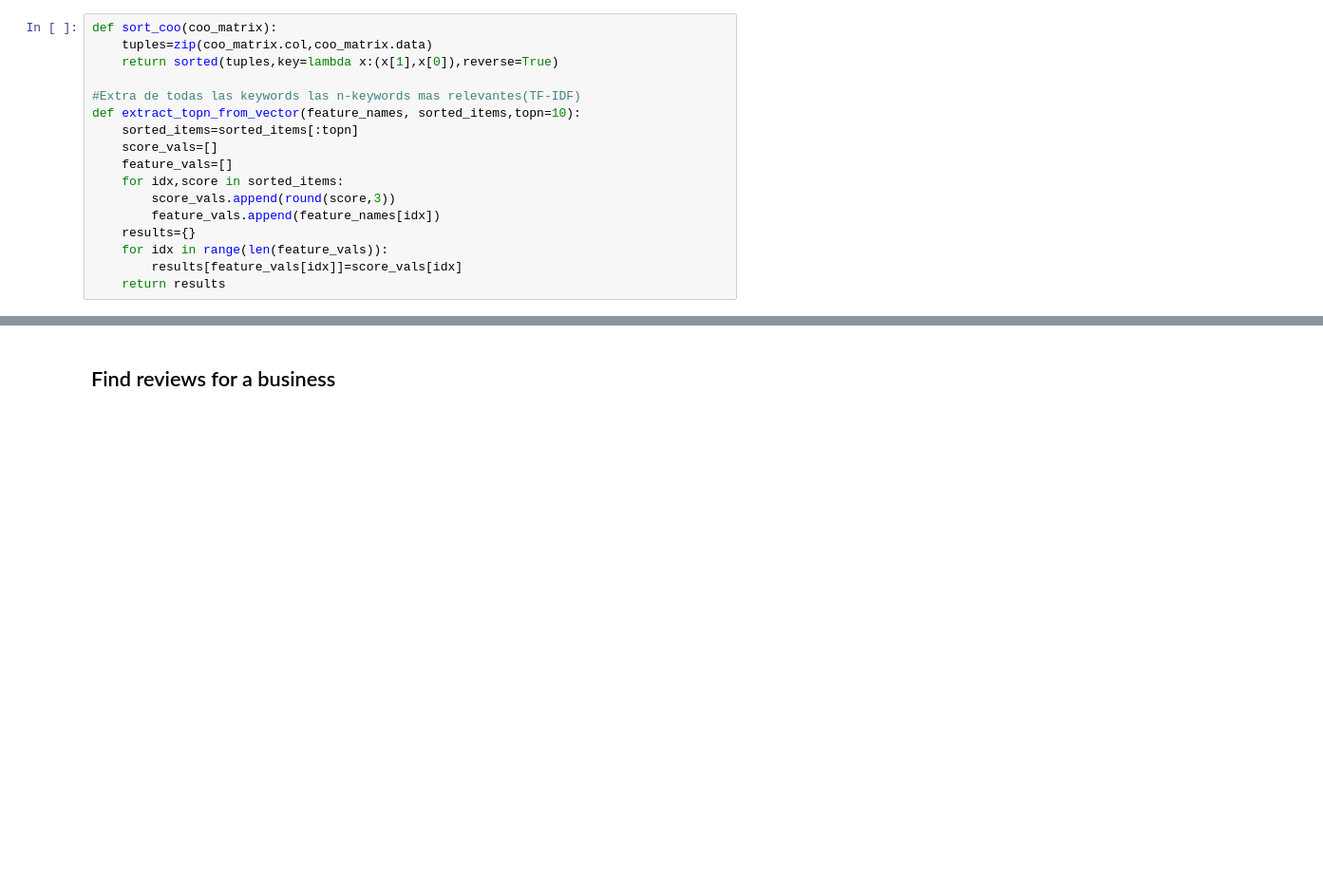
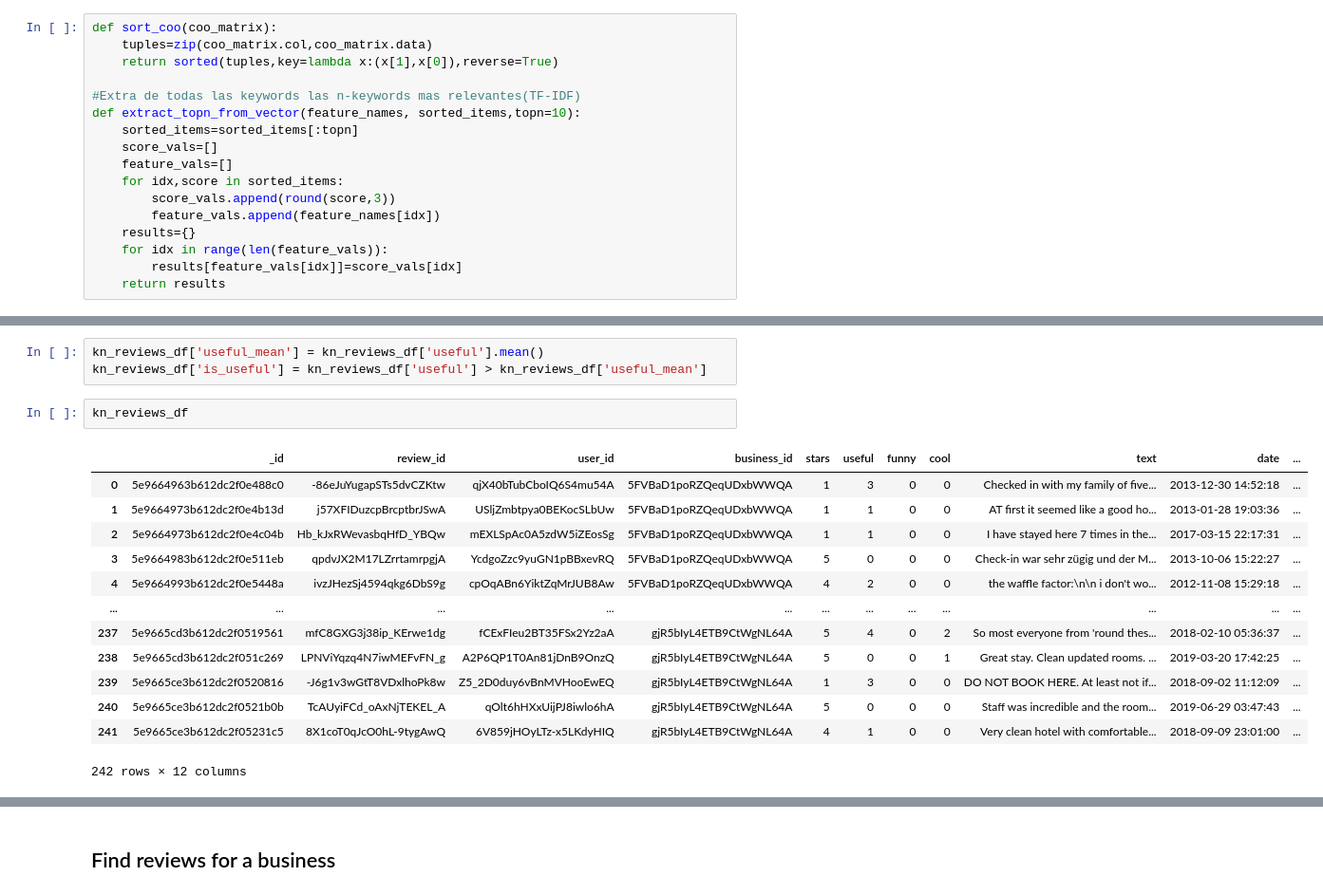
Before and after one commit to jjr2040/sr-taller2, a Jupyter notebook: preprocessing/ContentBasedFiltering.ipynb, the cells around one changed output, grey strips where cells are left out. Shown at 95% size. Drawn from its saved outputs; the diff is of its cells as text; blank space fills up the shorter version.

```diff
--- a/preprocessing/ContentBasedFiltering.ipynb
+++ b/preprocessing/ContentBasedFiltering.ipynb
@@ -152,0 +179,19 @@ reviews_keywords[:5]
+# %%
+kn_reviews_df['useful_mean'] = kn_reviews_df['useful'].mean()
+kn_reviews_df['is_useful'] = kn_reviews_df['useful'] > kn_reviews_df['useful_mean']
+# %%
+kn_reviews_df
+# %% [output]
+|  | _id | review_id | user_id | business_id | stars | useful | funny | cool | text | date | ... |
+| 0 | 5e9664963b612dc2f0e488c0 | -86eJuYugapSTs5dvCZKtw | qjX40bTubCboIQ6S4mu54A | 5FVBaD1poRZQeqUDxbWWQA | 1 | 3 | 0 | 0 | Checked in with my family of five... | 2013-12-30 14:52:18 | ... |
+| 1 | 5e9664973b612dc2f0e4b13d | j57XFIDuzcpBrcptbrJSwA | USljZmbtpya0BEKocSLbUw | 5FVBaD1poRZQeqUDxbWWQA | 1 | 1 | 0 | 0 | AT first it seemed like a good ho... | 2013-01-28 19:03:36 | ... |
+| 2 | 5e9664973b612dc2f0e4c04b | Hb_kJxRWevasbqHfD_YBQw | mEXLSpAc0A5zdW5iZEosSg | 5FVBaD1poRZQeqUDxbWWQA | 1 | 1 | 0 | 0 | I have stayed here 7 times in the... | 2017-03-15 22:17:31 | ... |
+| 3 | 5e9664983b612dc2f0e511eb | qpdvJX2M17LZrrtamrpgjA | YcdgoZzc9yuGN1pBBxevRQ | 5FVBaD1poRZQeqUDxbWWQA | 5 | 0 | 0 | 0 | Check-in war sehr zügig und der M... | 2013-10-06 15:22:27 | ... |
+| 4 | 5e9664993b612dc2f0e5448a | ivzJHezSj4594qkg6DbS9g | cpOqABn6YiktZqMrJUB8Aw | 5FVBaD1poRZQeqUDxbWWQA | 4 | 2 | 0 | 0 | the waffle factor:\n\n i don't wo... | 2012-11-08 15:29:18 | ... |
+| ... | ... | ... | ... | ... | ... | ... | ... | ... | ... | ... | ... |
+| 237 | 5e9665cd3b612dc2f0519561 | mfC8GXG3j38ip_KErwe1dg | fCExFIeu2BT35FSx2Yz2aA | gjR5bIyL4ETB9CtWgNL64A | 5 | 4 | 0 | 2 | So most everyone from 'round thes... | 2018-02-10 05:36:37 | ... |
+| 238 | 5e9665cd3b612dc2f051c269 | LPNViYqzq4N7iwMEFvFN_g | A2P6QP1T0An81jDnB9OnzQ | gjR5bIyL4ETB9CtWgNL64A | 5 | 0 | 0 | 1 | Great stay. Clean updated rooms. ... | 2019-03-20 17:42:25 | ... |
+| 239 | 5e9665ce3b612dc2f0520816 | -J6g1v3wGtT8VDxlhoPk8w | Z5_2D0duy6vBnMVHooEwEQ | gjR5bIyL4ETB9CtWgNL64A | 1 | 3 | 0 | 0 | DO NOT BOOK HERE. At least not if... | 2018-09-02 11:12:09 | ... |
+| 240 | 5e9665ce3b612dc2f0521b0b | TcAUyiFCd_oAxNjTEKEL_A | qOlt6hHXxUijPJ8iwlo6hA | gjR5bIyL4ETB9CtWgNL64A | 5 | 0 | 0 | 0 | Staff was incredible and the room... | 2019-06-29 03:47:43 | ... |
+| 241 | 5e9665ce3b612dc2f05231c5 | 8X1coT0qJcO0hL-9tygAwQ | 6V859jHOyLTz-x5LKdyHIQ | gjR5bIyL4ETB9CtWgNL64A | 4 | 1 | 0 | 0 | Very clean hotel with comfortable... | 2018-09-09 23:01:00 | ... |
+242 rows × 12 columns
```
Also changed, not shown: parts of 13 cells of this notebook, 1 other file.
